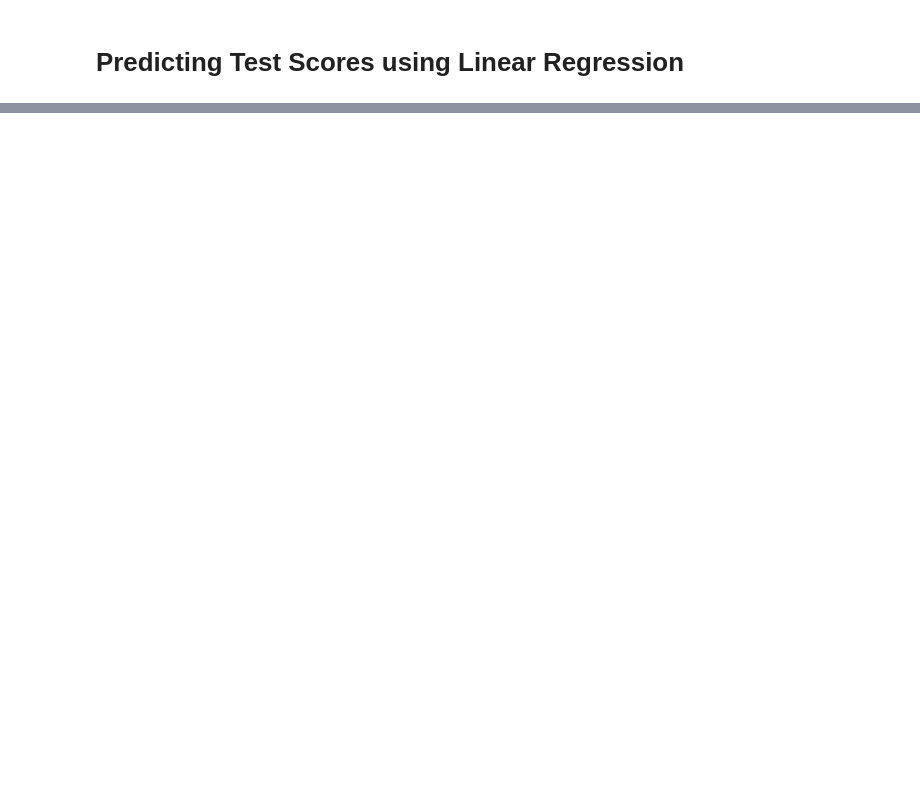
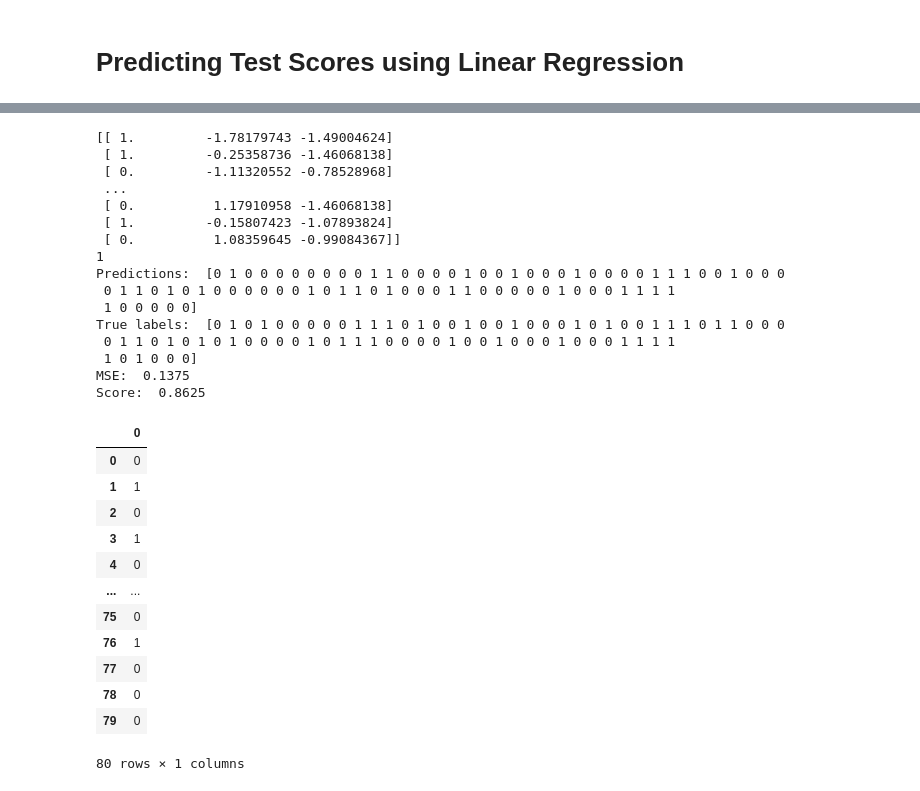
Before and after one commit to Dima-salang/ai-ml-dl, a Jupyter notebook: LinReg_TestScores.ipynb, the cells around one changed output, grey strips where cells are left out. Cells and saved outputs as stored; diff of their text form; code cells hidden in the pictures; blank space fills up the shorter version.

```diff
--- a/LinReg_TestScores.ipynb
+++ b/LinReg_TestScores.ipynb
@@ -84,0 +182,78 @@ MSE:  183.2279091286135
+# %%
+demographics = pd.read_csv('/content/drive/MyDrive/Colab Notebooks/Datasets/Social_Network_Ads.csv')
+
+demographics_features = demographics[['Gender', 'Age', 'EstimatedSalary']]
+demographics_labels = demographics['Purchased']
+
+categorical_features = ['Gender']
+numerical_features = ['Age', 'EstimatedSalary']
+
+log_reg_preprocessor = ColumnTransformer (
+    transformers=[
+        ('categorical', OneHotEncoder(drop='first', sparse_output=False), categorical_features),
+        ('numerical', StandardScaler(), numerical_features)
+    ],
+    remainder='passthrough'
+)
+
+demographics_features = log_reg_preprocessor.fit_transform(demographics_features)
+print(demographics_features)
+demographics_features = np.array(demographics_features)
+demographics_labels = np.array(demographics_labels)
+
+
+
+log_reg_model = LogisticRegression()
+
+log_reg_pipeline = Pipeline([
+    ('preprocessor', log_reg_preprocessor),
+    ('model', log_reg_model)
+])
+
+
+
+X_train, X_test, y_train, y_test = train_test_split(demographics_features, demographics_labels, test_size=0.2)
+print(y_test.ndim)
+
+log_reg_model.fit(X_train, y_train)
+predictions = log_reg_model.predict(X_test)
+print("Predictions: ", predictions)
+print("True labels: ", y_test)
+score = log_reg_model.score(X_test, y_test)
+mse = mean_squared_error(y_test, predictions)
+print("MSE: ", mse)
+print("Score: ", score)
+
+
+pd.DataFrame(predictions)
+pd.DataFrame(y_test)
+# %% [output]
+[[ 1.         -1.78179743 -1.49004624]
+ [ 1.         -0.25358736 -1.46068138]
+ [ 0.         -1.11320552 -0.78528968]
+ ...
+ [ 0.          1.17910958 -1.46068138]
+ [ 1.         -0.15807423 -1.07893824]
+ [ 0.          1.08359645 -0.99084367]]
+1
+Predictions:  [0 1 0 0 0 0 0 0 0 0 1 1 0 0 0 0 1 0 0 1 0 0 0 1 0 0 0 0 1 1 1 0 0 1 0 0 0
+ 0 1 1 0 1 0 1 0 0 0 0 0 0 1 0 1 1 0 1 0 0 0 1 1 0 0 0 0 0 1 0 0 0 1 1 1 1
+ 1 0 0 0 0 0]
+True labels:  [0 1 0 1 0 0 0 0 0 1 1 1 0 1 0 0 1 0 0 1 0 0 0 1 0 1 0 0 1 1 1 0 1 1 0 0 0
+ 0 1 1 0 1 0 1 0 1 0 0 0 0 1 0 1 1 1 0 0 0 0 1 0 0 1 0 0 0 1 0 0 0 1 1 1 1
+ 1 0 1 0 0 0]
+MSE:  0.1375
+Score:  0.8625
+|  | 0 |
+| 0 | 0 |
+| 1 | 1 |
+| 2 | 0 |
+| 3 | 1 |
+| 4 | 0 |
+| ... | ... |
+| 75 | 0 |
+| 76 | 1 |
+| 77 | 0 |
+| 78 | 0 |
+| 79 | 0 |
+80 rows × 1 columns
```
Also changed, not shown: parts of 14 cells of this notebook.
